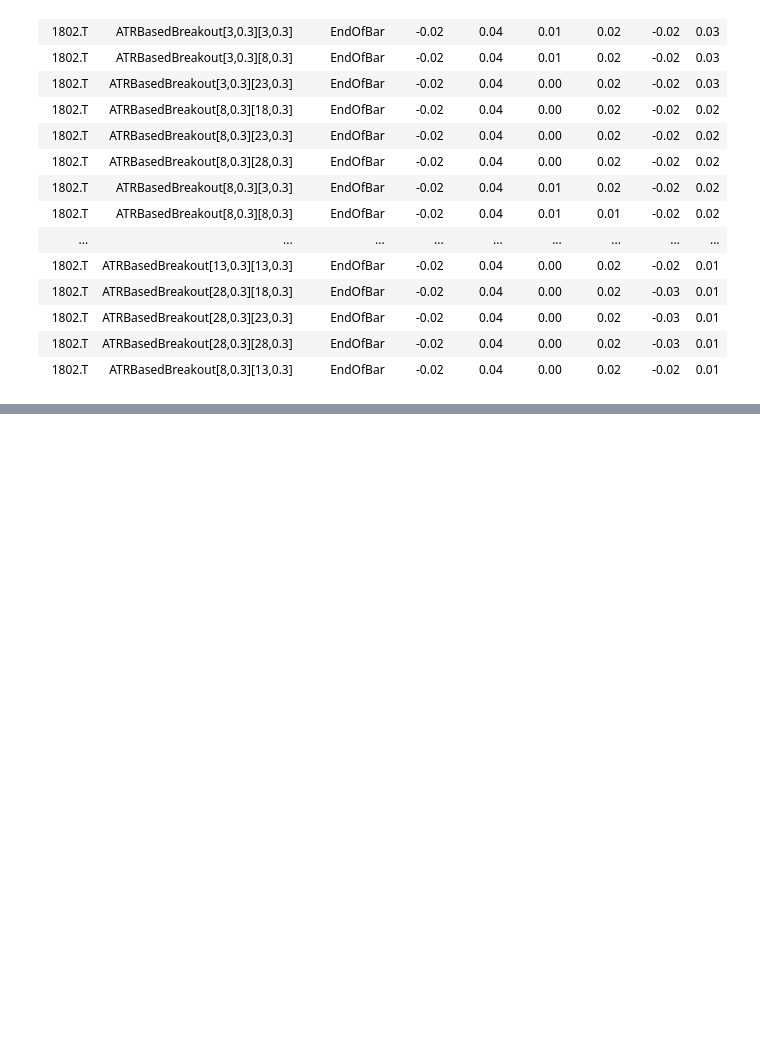
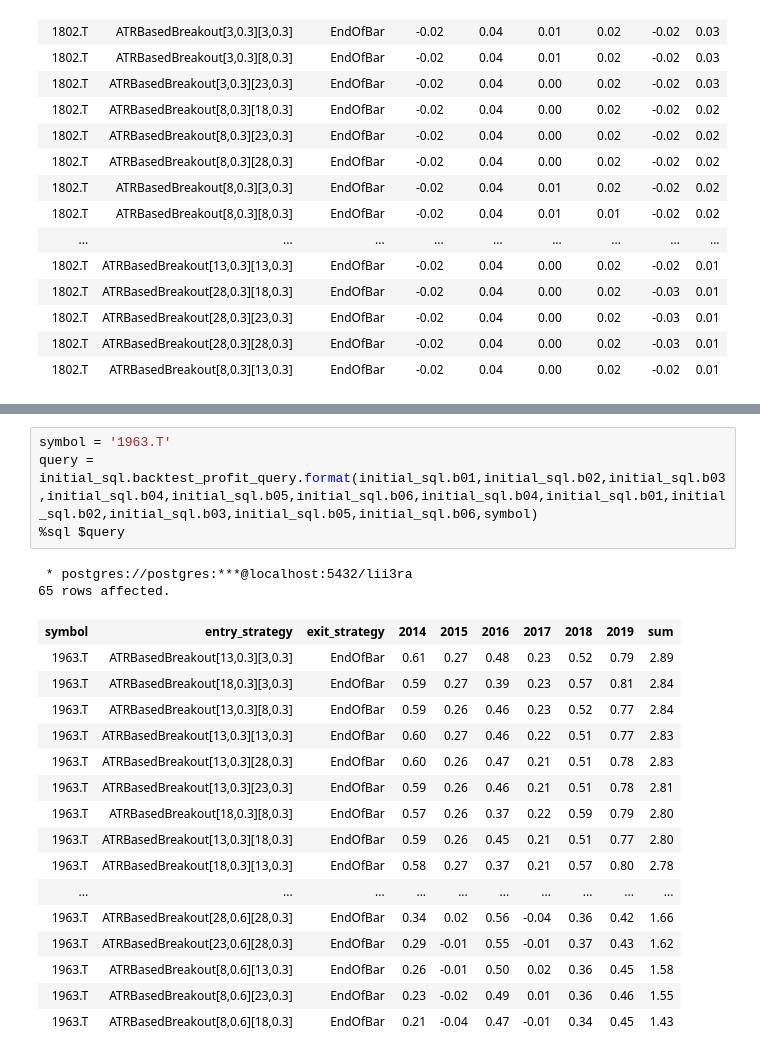
Before and after one commit to tranducquy/lii3ra, a Jupyter notebook: jupyter/ATRBasedBreakout_EndofBar/optimize_1619.ipynb, the cells around one changed output, grey strips where cells are left out. Cells and saved outputs as stored; diff of their text form; blank space fills up the shorter version.

```diff
--- a/jupyter/ATRBasedBreakout_EndofBar/optimize_1619.ipynb
+++ b/jupyter/ATRBasedBreakout_EndofBar/optimize_1619.ipynb
@@ -407,0 +497,23 @@ query = initial_sql.backtest_profit_monthry_query.format(initial_sql.b01m,initia
+# %%
+symbol = '1963.T'
+query = initial_sql.backtest_profit_query.format(initial_sql.b01,initial_sql.b02,initial_sql.b03,initial_sql.b04,initial_sql.b05,initial_sql.b06,initial_sql.b04,initial_sql.b01,initial_sql.b02,initial_sql.b03,initial_sql.b05,initial_sql.b06,symbol)
+%sql $query
+# %% [output]
+ * postgres://postgres:***@localhost:5432/lii3ra
+65 rows affected.
+| symbol | entry_strategy | exit_strategy | 2014 | 2015 | 2016 | 2017 | 2018 | 2019 | sum |
+| 1963.T | ATRBasedBreakout[13,0.3][3,0.3] | EndOfBar | 0.61 | 0.27 | 0.48 | 0.23 | 0.52 | 0.79 | 2.89 |
+| 1963.T | ATRBasedBreakout[18,0.3][3,0.3] | EndOfBar | 0.59 | 0.27 | 0.39 | 0.23 | 0.57 | 0.81 | 2.84 |
+| 1963.T | ATRBasedBreakout[13,0.3][8,0.3] | EndOfBar | 0.59 | 0.26 | 0.46 | 0.23 | 0.52 | 0.77 | 2.84 |
+| 1963.T | ATRBasedBreakout[13,0.3][13,0.3] | EndOfBar | 0.60 | 0.27 | 0.46 | 0.22 | 0.51 | 0.77 | 2.83 |
+| 1963.T | ATRBasedBreakout[13,0.3][28,0.3] | EndOfBar | 0.60 | 0.26 | 0.47 | 0.21 | 0.51 | 0.78 | 2.83 |
+| 1963.T | ATRBasedBreakout[13,0.3][23,0.3] | EndOfBar | 0.59 | 0.26 | 0.46 | 0.21 | 0.51 | 0.78 | 2.81 |
+| 1963.T | ATRBasedBreakout[18,0.3][8,0.3] | EndOfBar | 0.57 | 0.26 | 0.37 | 0.22 | 0.59 | 0.79 | 2.80 |
+| 1963.T | ATRBasedBreakout[13,0.3][18,0.3] | EndOfBar | 0.59 | 0.26 | 0.45 | 0.21 | 0.51 | 0.77 | 2.80 |
+| 1963.T | ATRBasedBreakout[18,0.3][13,0.3] | EndOfBar | 0.58 | 0.27 | 0.37 | 0.21 | 0.57 | 0.80 | 2.78 |
+| ... | ... | ... | ... | ... | ... | ... | ... | ... | ... |
+| 1963.T | ATRBasedBreakout[28,0.6][28,0.3] | EndOfBar | 0.34 | 0.02 | 0.56 | -0.04 | 0.36 | 0.42 | 1.66 |
+| 1963.T | ATRBasedBreakout[23,0.6][28,0.3] | EndOfBar | 0.29 | -0.01 | 0.55 | -0.01 | 0.37 | 0.43 | 1.62 |
+| 1963.T | ATRBasedBreakout[8,0.6][13,0.3] | EndOfBar | 0.26 | -0.01 | 0.50 | 0.02 | 0.36 | 0.45 | 1.58 |
+| 1963.T | ATRBasedBreakout[8,0.6][23,0.3] | EndOfBar | 0.23 | -0.02 | 0.49 | 0.01 | 0.36 | 0.46 | 1.55 |
+| 1963.T | ATRBasedBreakout[8,0.6][18,0.3] | EndOfBar | 0.21 | -0.04 | 0.47 | -0.01 | 0.34 | 0.45 | 1.43 |
```
Also changed, not shown: parts of 29 cells of this notebook, 8 other files.
